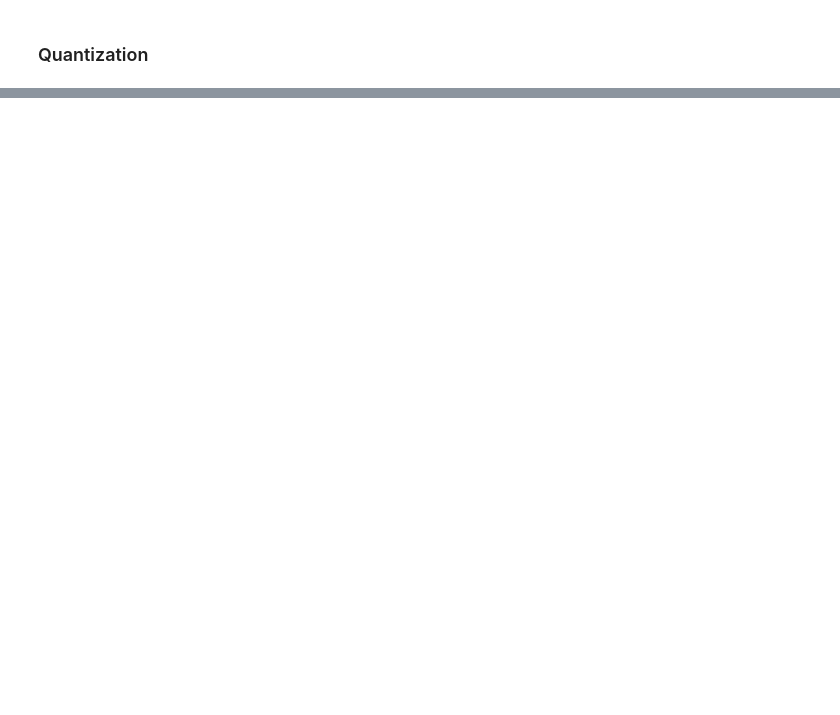
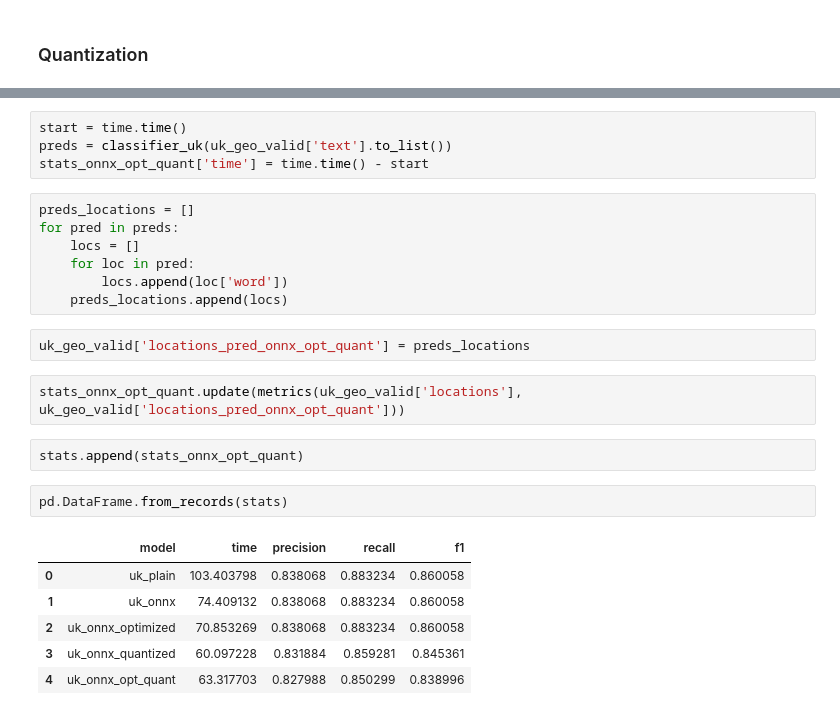
Before and after one commit to EvgeniyAzarov/NLP-UA-Locations-Extractions, a Jupyter notebook: notebooks/quantization&optimization.ipynb, the cells around one changed output, grey strips where cells are left out. Saved outputs shown, nothing was run; the diff lists cells and outputs as text; blank space fills up the shorter version.

Commit message:
Update quantization results

```diff
--- a/notebooks/quantization&optimization.ipynb
+++ b/notebooks/quantization&optimization.ipynb
@@ -184,0 +292,26 @@ pd.DataFrame.from_records(stats)
+# %%
+start = time.time()
+preds = classifier_uk(uk_geo_valid['text'].to_list())
+stats_onnx_opt_quant['time'] = time.time() - start
+# %%
+preds_locations = []
+for pred in preds:
+    locs = []
+    for loc in pred:
+        locs.append(loc['word'])
+    preds_locations.append(locs)
+# %%
+uk_geo_valid['locations_pred_onnx_opt_quant'] = preds_locations
+# %%
+stats_onnx_opt_quant.update(metrics(uk_geo_valid['locations'], uk_geo_valid['locations_pred_onnx_opt_quant']))
+# %%
+stats.append(stats_onnx_opt_quant)
+# %%
+pd.DataFrame.from_records(stats)
+# %% [output]
+|  | model | time | precision | recall | f1 |
+| 0 | uk_plain | 103.403798 | 0.838068 | 0.883234 | 0.860058 |
+| 1 | uk_onnx | 74.409132 | 0.838068 | 0.883234 | 0.860058 |
+| 2 | uk_onnx_optimized | 70.853269 | 0.838068 | 0.883234 | 0.860058 |
+| 3 | uk_onnx_quantized | 60.097228 | 0.831884 | 0.859281 | 0.845361 |
+| 4 | uk_onnx_opt_quant | 63.317703 | 0.827988 | 0.850299 | 0.838996 |
```
Also changed, not shown: parts of 36 cells of this notebook, 2 other files.
